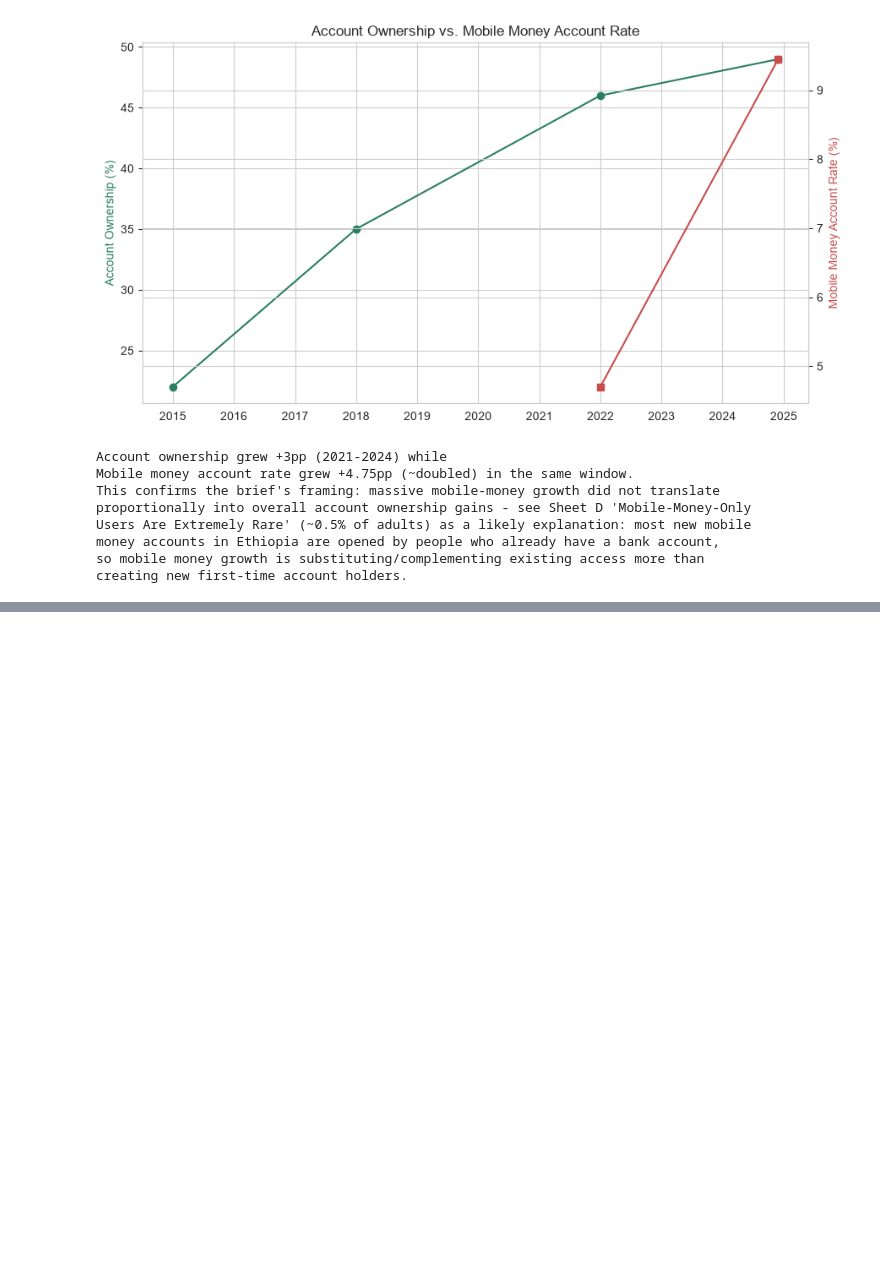
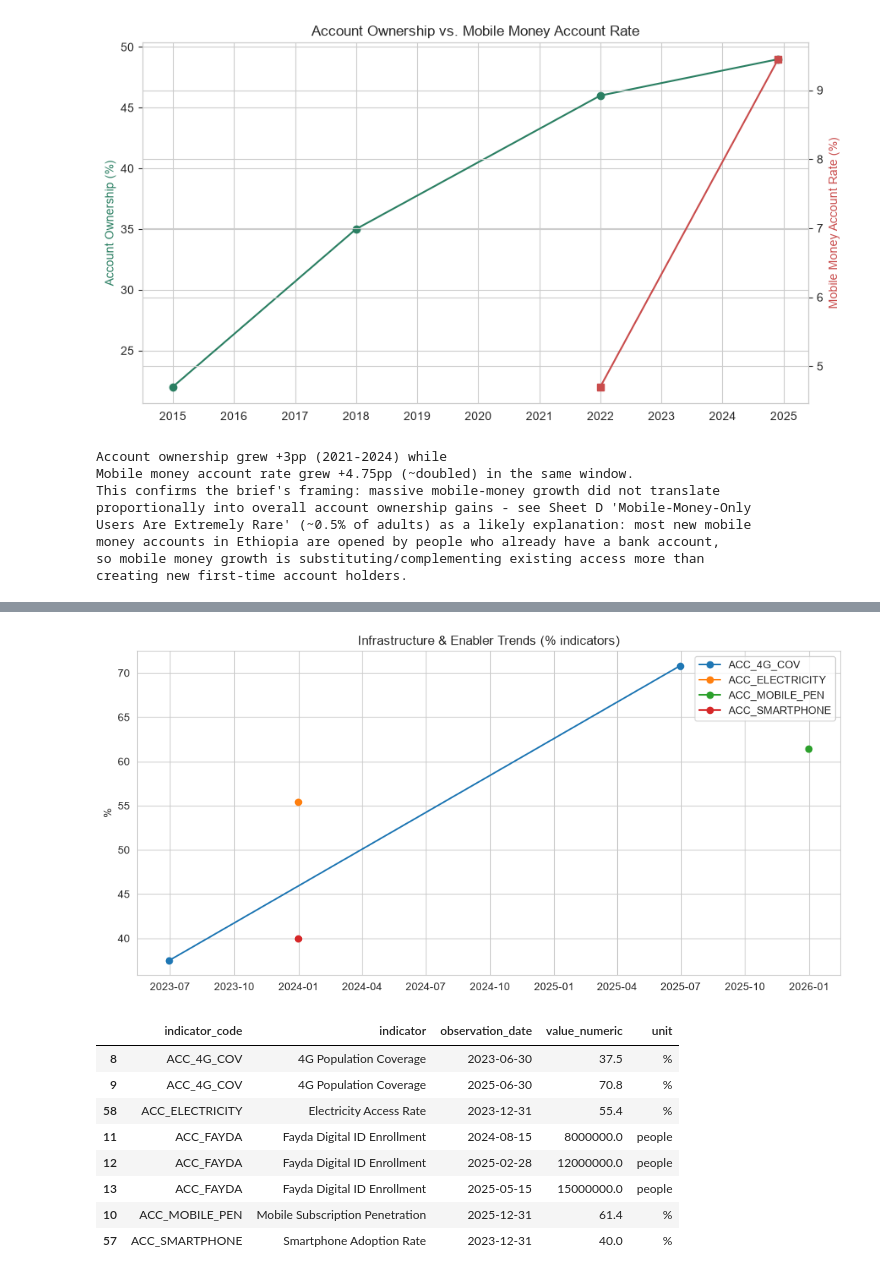
Before and after one commit to ekram-kemer1/ethiopia-fi-forecast, a Jupyter notebook: notebooks/task2_eda.ipynb, the cells around one changed output, grey strips where cells are left out. Saved outputs shown, nothing was run; the diff lists cells and outputs as text; code cells hidden in the pictures; blank space fills up the shorter version.

```diff
--- a/notebooks/task2_eda.ipynb
+++ b/notebooks/task2_eda.ipynb
@@ -167,0 +228,26 @@ creating new first-time account holders.
+# %%
+enablers = obs[obs["indicator_code"].isin(
+    ["ACC_4G_COV", "ACC_MOBILE_PEN", "ACC_SMARTPHONE", "ACC_ELECTRICITY", "ACC_FAYDA"]
+)].sort_values(["indicator_code", "observation_date"])
+
+fig, ax = plt.subplots(figsize=(10, 5))
+for code, grp in enablers.groupby("indicator_code"):
+    if grp["value_type"].iloc[0] == "percentage":
+        ax.plot(grp["observation_date"], grp["value_numeric"], marker="o", label=code)
+ax.set_title("Infrastructure & Enabler Trends (% indicators)")
+ax.set_ylabel("%")
+ax.legend()
+plt.tight_layout()
+plt.show()
+enablers[["indicator_code", "indicator", "observation_date", "value_numeric", "unit"]]
+# %% [output]
+[figure, added]
+|  | indicator_code | indicator | observation_date | value_numeric | unit |
+| 8 | ACC_4G_COV | 4G Population Coverage | 2023-06-30 | 37.5 | % |
+| 9 | ACC_4G_COV | 4G Population Coverage | 2025-06-30 | 70.8 | % |
+| 58 | ACC_ELECTRICITY | Electricity Access Rate | 2023-12-31 | 55.4 | % |
+| 11 | ACC_FAYDA | Fayda Digital ID Enrollment | 2024-08-15 | 8000000.0 | people |
+| 12 | ACC_FAYDA | Fayda Digital ID Enrollment | 2025-02-28 | 12000000.0 | people |
+| 13 | ACC_FAYDA | Fayda Digital ID Enrollment | 2025-05-15 | 15000000.0 | people |
+| 10 | ACC_MOBILE_PEN | Mobile Subscription Penetration | 2025-12-31 | 61.4 | % |
+| 57 | ACC_SMARTPHONE | Smartphone Adoption Rate | 2023-12-31 | 40.0 | % |
```
Also changed, not shown: parts of 8 cells of this notebook.
